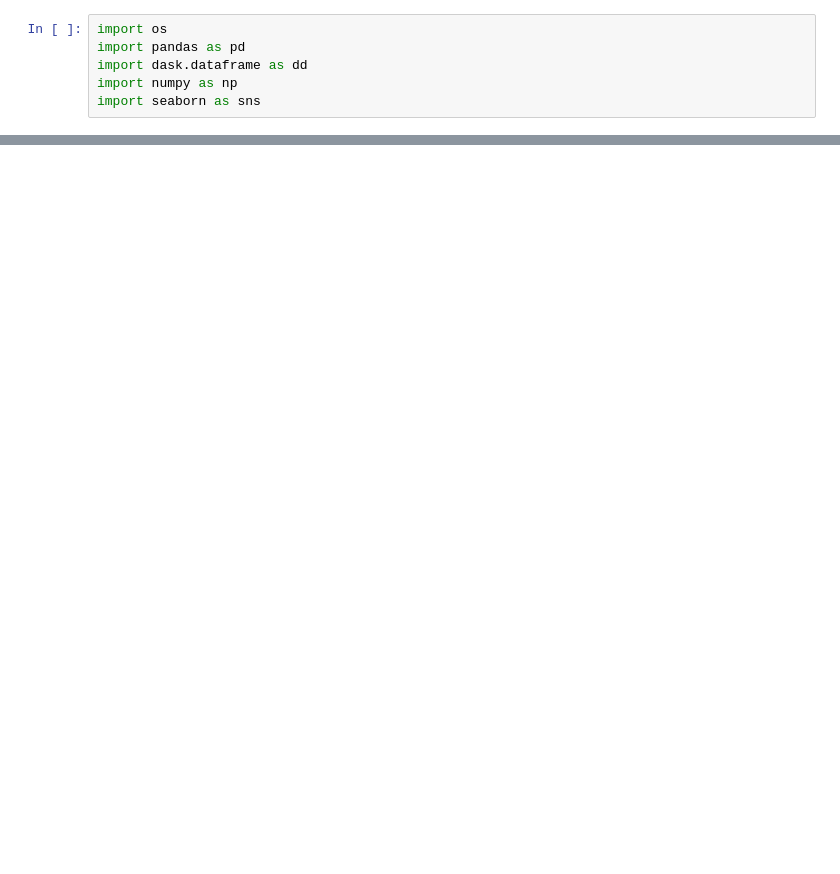
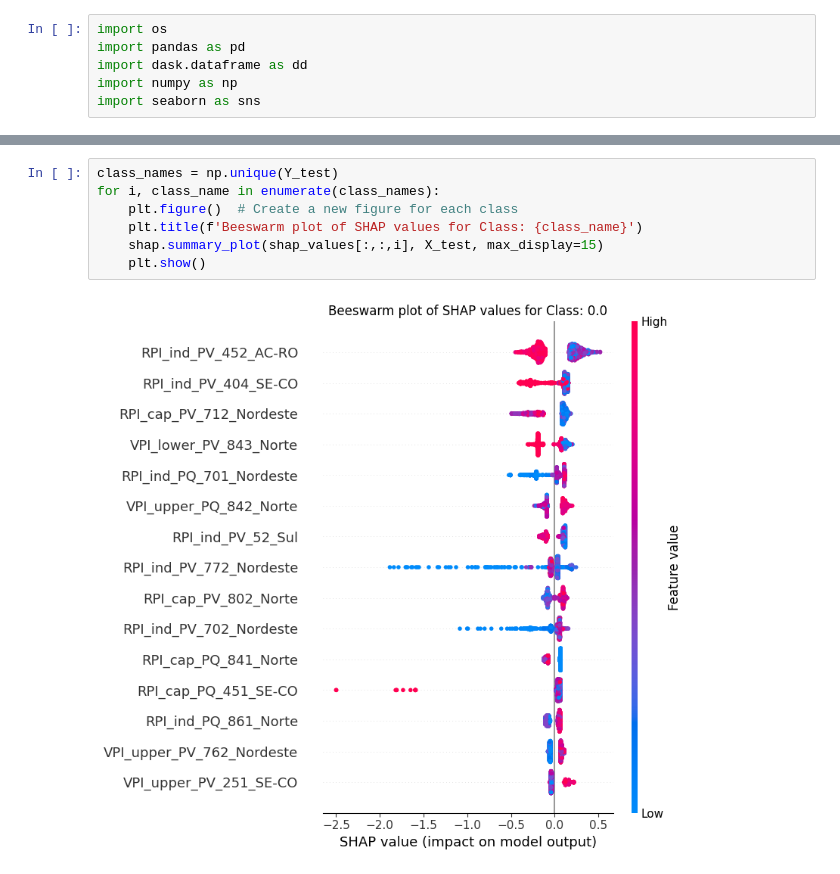
Before and after one commit to DavidSzO/Cluster_Interpretability_SIN, a Jupyter notebook: ClusterInterpretability.ipynb, the cells around one changed output, grey strips where cells are left out. Cells and saved outputs as stored; diff of their text form; blank space fills up the shorter version.

```diff
--- a/ClusterInterpretability.ipynb
+++ b/ClusterInterpretability.ipynb
@@ -1116,0 +1272,9 @@ shap.plots.waterfall(shap_values_2_explainer[ittem,:, 1],max_display=10)
+# %%
+class_names = np.unique(Y_test)
+for i, class_name in enumerate(class_names):
+    plt.figure()  # Create a new figure for each class
+    plt.title(f'Beeswarm plot of SHAP values for Class: {class_name}')
+    shap.summary_plot(shap_values[:,:,i], X_test, max_display=15)
+    plt.show()
+# %% [output]
+[figure, added]
```
Also changed, not shown: parts of 56 cells of this notebook, 37 other files.
